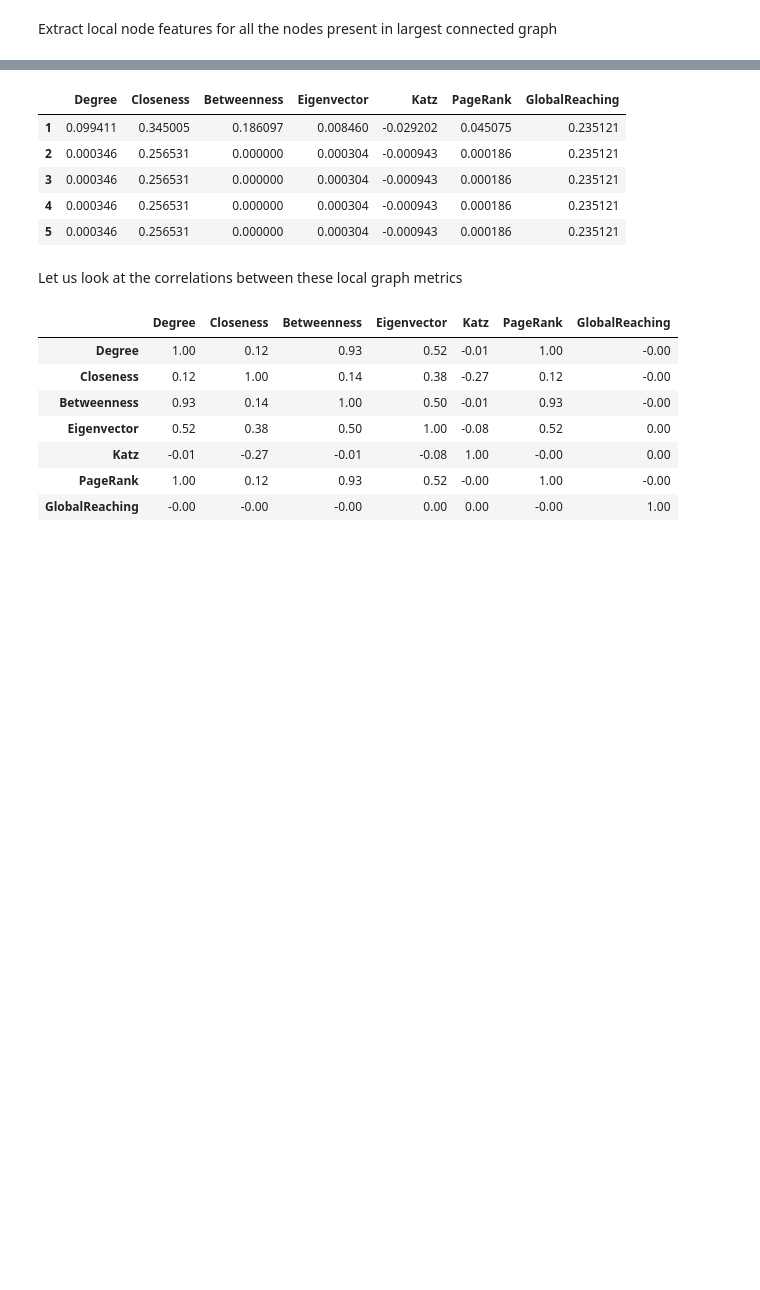
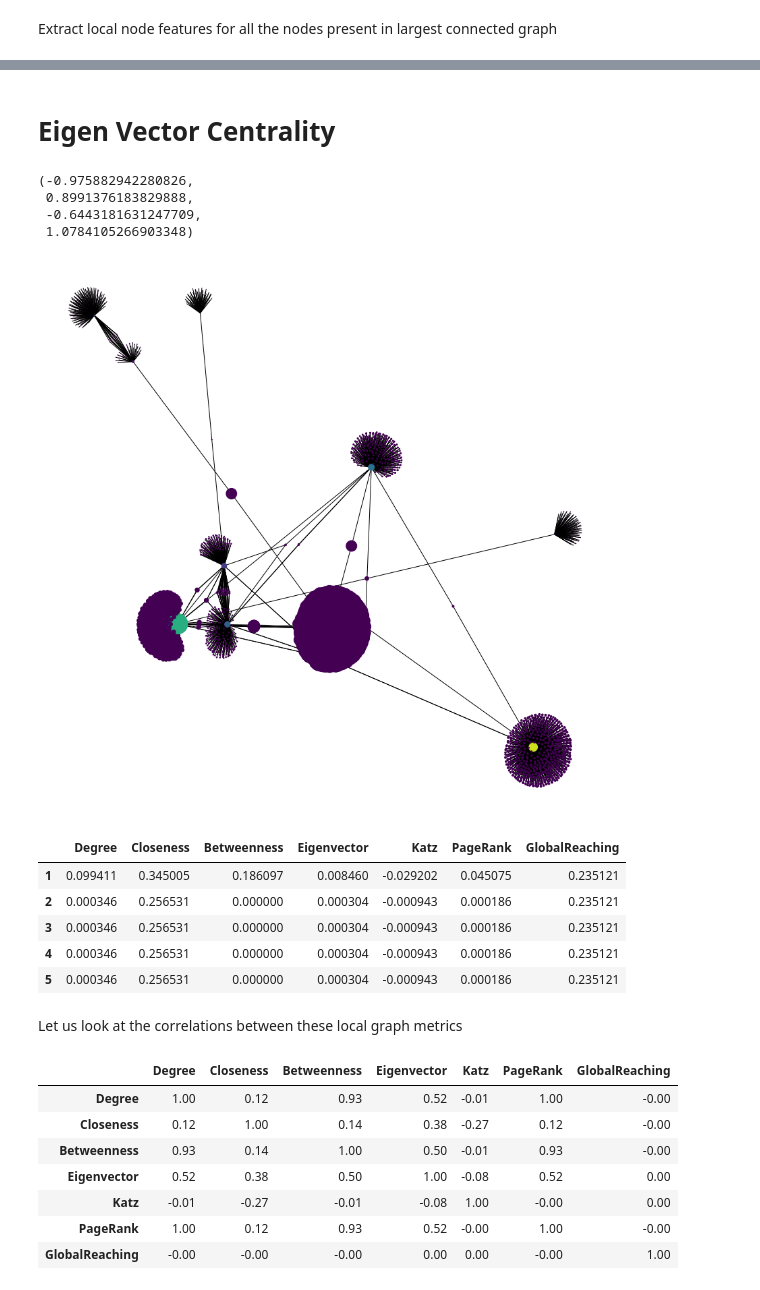
Before and after one commit to ncdingari/DS504, a Jupyter notebook: Network-Analysis/social-network-facebook.ipynb, the cells around one changed output, grey strips where cells are left out. Saved outputs shown, nothing was run; the diff lists cells and outputs as text; code cells hidden in the pictures; blank space fills up the shorter version.

```diff
--- a/Network-Analysis/social-network-facebook.ipynb
+++ b/Network-Analysis/social-network-facebook.ipynb
@@ -69,3 +114,21 @@ Extract local node features for all the nodes present in largest connected graph
+# %% [markdown]
+# Eigen Vector Centrality
+# %%
+#pos = nx.spring_layout(G1)
+eigCent = nx.eigenvector_centrality_numpy(snfb)
+node_color = [20000.0 * snfb.degree(v) for v in snfb]
+node_size =  [v * 10000 for v in eigCent.values()]
+plt.figure(figsize=(15,15))
+nx.draw_networkx(snfb, pos=pos, with_labels=False,
+                 node_color=node_color,
+                 node_size=node_size )
+plt.axis('off')
+# %% [output]
+(-0.975882942280826,
+ 0.8991376183829888,
+ -0.6443181631247709,
+ 1.0784105266903348)
+[figure, added]
 # %%
 g_features = pd.DataFrame({'Degree':nx.degree_centrality(snfb),
                            'Closeness':nx.closeness_centrality(snfb),
```
Also changed, not shown: parts of 8 cells of this notebook, 1 other file.
